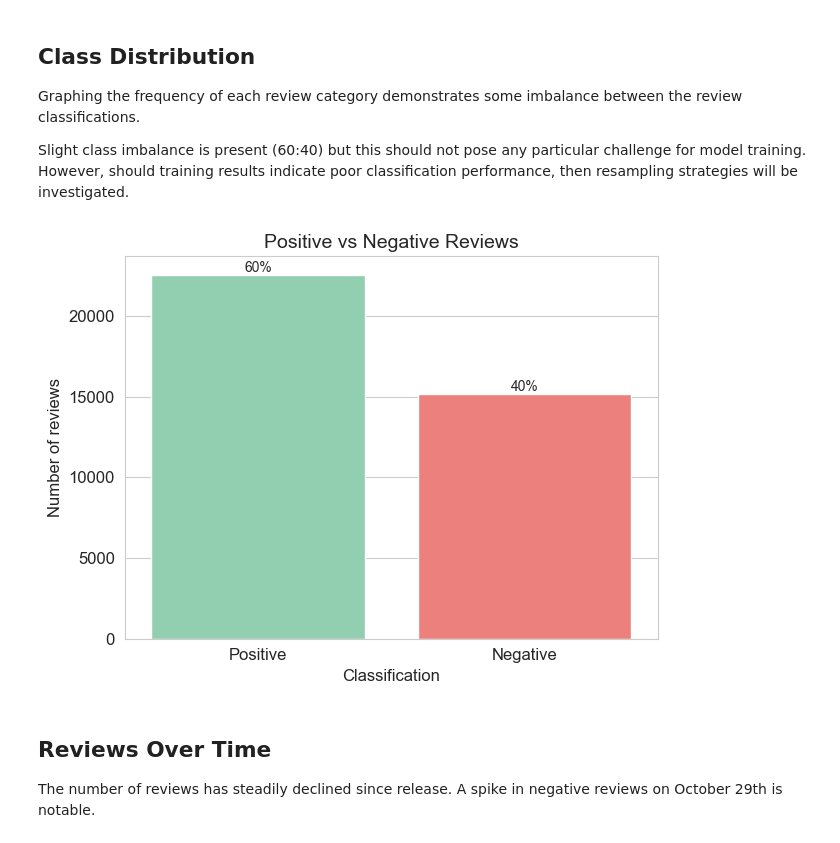
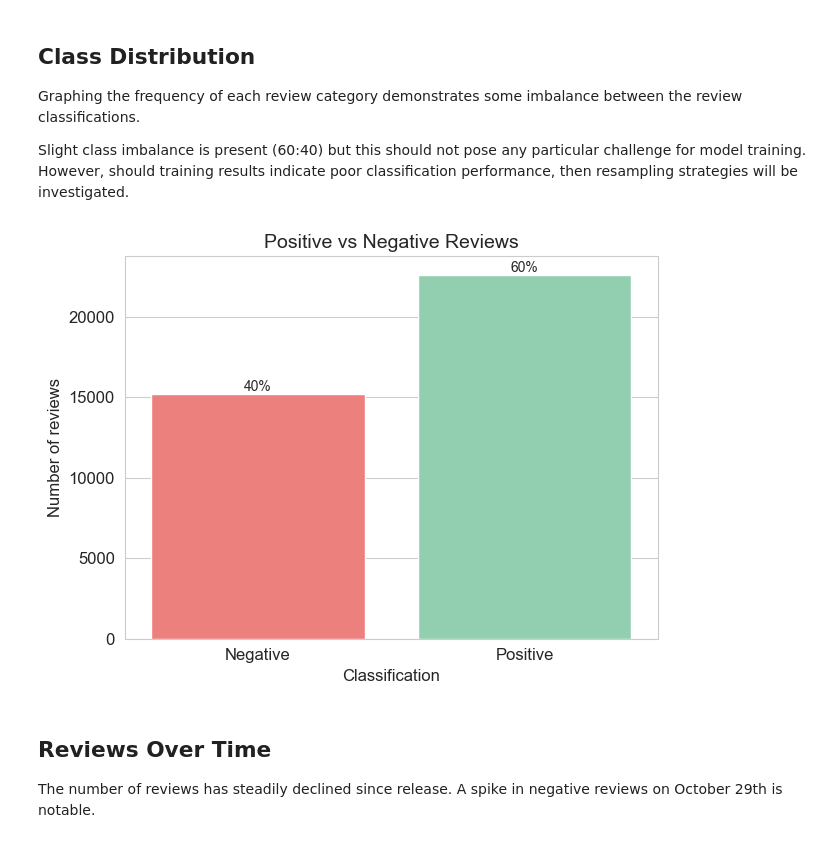
Before and after one commit to r0btaylor/NLP_steam_reviews, a Jupyter notebook: 4_eda.ipynb, the cells around one changed output. Saved outputs shown, nothing was run; the diff lists cells and outputs as text; code cells hidden in the pictures.

```diff
--- a/4_eda.ipynb
+++ b/4_eda.ipynb
@@ -34,30 +34,30 @@ Slight class imbalance is present (60:40) but this should not pose any particula
 # %%
 # data visualisation
 import matplotlib.pyplot as plt
 import matplotlib.patches as mpatches
 from matplotlib.ticker import FormatStrFormatter
 import seaborn as sns
 
 # plot positive vs negative reviews
 sns.set_style('whitegrid')
 ax = sns.countplot(x="classification",
               data=df,
-              palette = ['#88D8B0', '#FF6F69'])
+              palette = ['#FF6F69','#88D8B0'])
 
 # add annotations
 for c in ax.containers:
-    labels = [f"{len(df[df['classification']=='Positive'])/(len(df[df['classification']=='Positive'])+len(df[df['classification']=='Negative']))*100:0.0f}%",
-              f"{len(df[df['classification']=='Negative'])/(len(df[df['classification']=='Negative'])+len(df[df['classification']=='Positive']))*100:0.0f}%"]
+    labels = [f"{len(df[df['classification']=='Negative'])/(len(df[df['classification']=='Negative'])+len(df[df['classification']=='Positive']))*100:0.0f}%",
+              f"{len(df[df['classification']=='Positive'])/(len(df[df['classification']=='Positive'])+len(df[df['classification']=='Negative']))*100:0.0f}%"]
     ax.bar_label(c, labels=labels, label_type='edge')
 
 plt.title('Positive vs Negative Reviews',fontsize=14)
 plt.xlabel('Classification',fontsize=12)
 plt.ylabel('Number of reviews',fontsize=12)
 plt.tick_params(labelsize=12)
 plt.tight_layout()
 plt.show();
 # %% [output]
-[figure, old version]
+[figure, new version]
 # %% [markdown]
 ## Reviews Over Time
 
```
Also changed, not shown: parts of 2 cells of this notebook, 13 other files.
